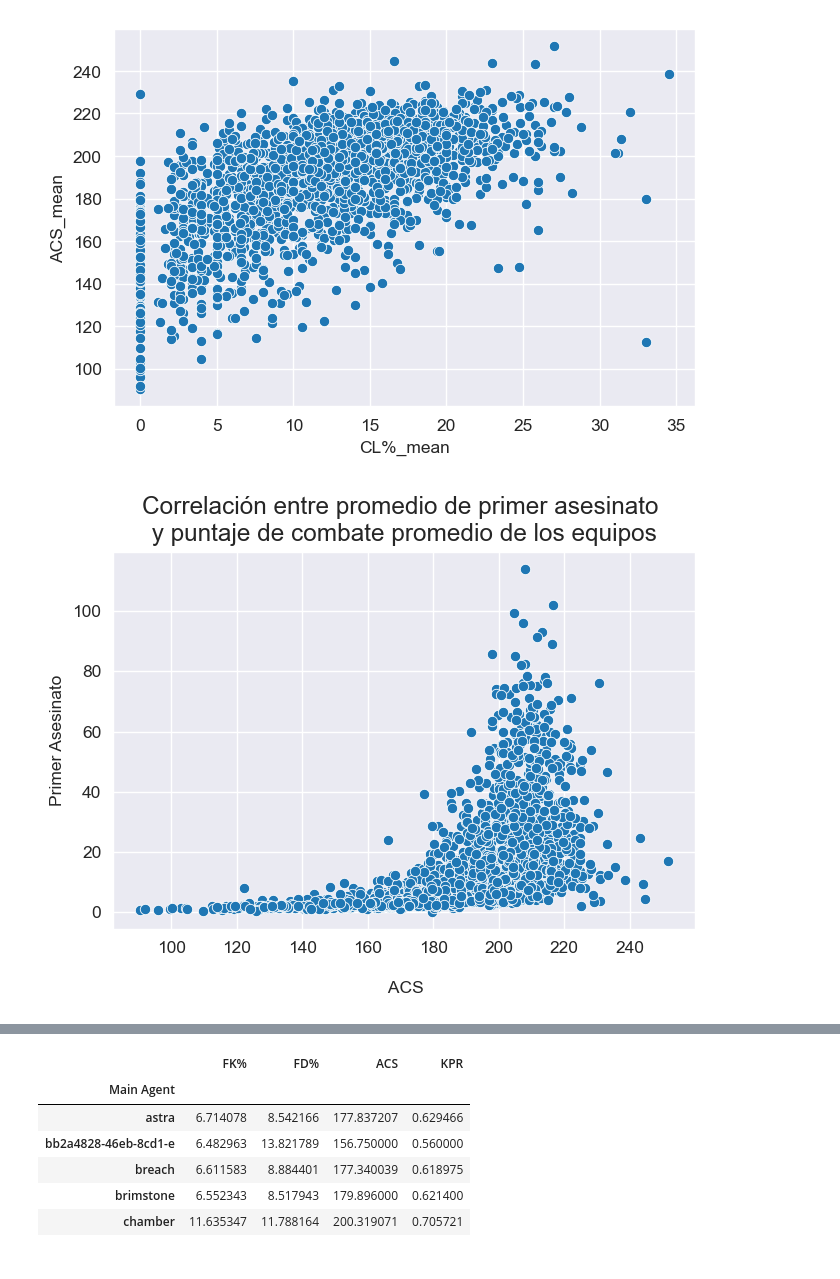
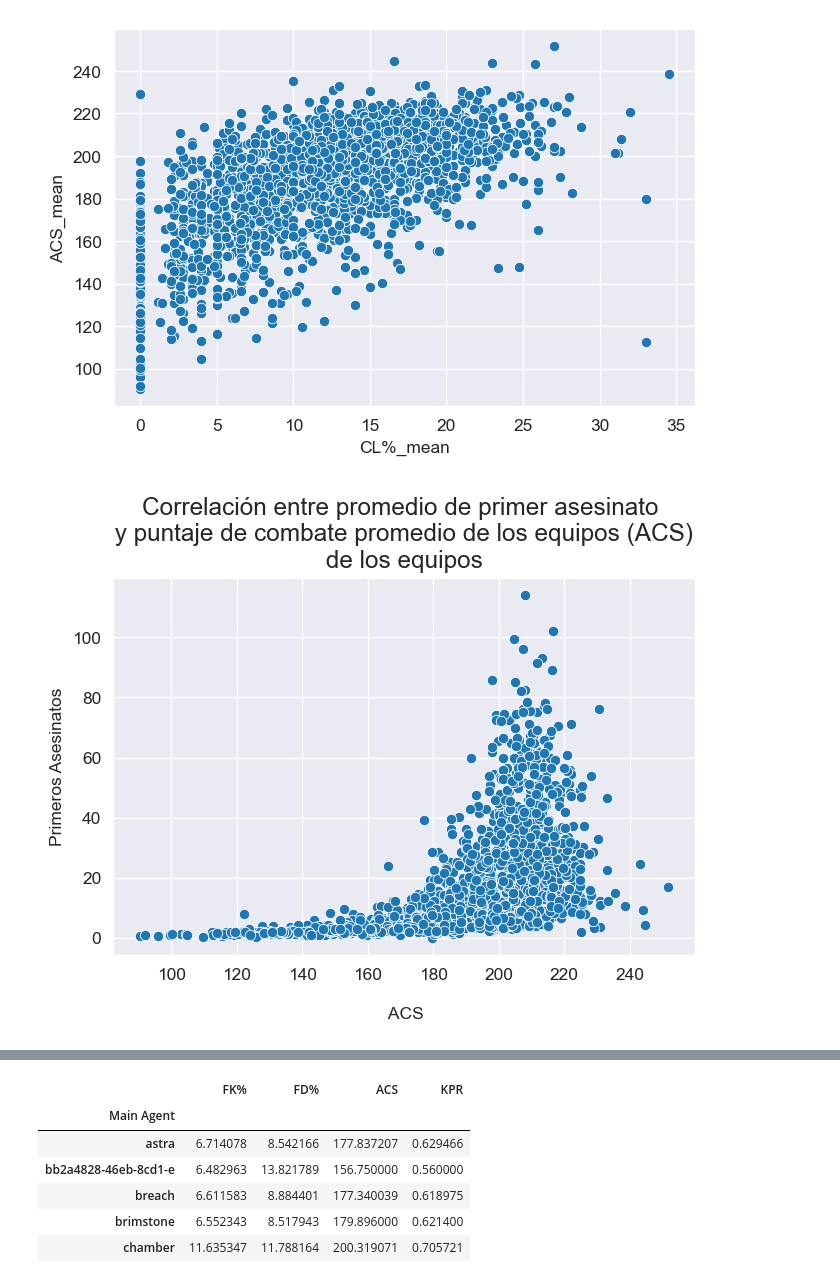
Before and after one commit to SantiagoPlana/Valorant, a Jupyter notebook: Valorant.ipynb, the cells around one changed output, grey strips where cells are left out. Saved outputs shown, nothing was run; the diff lists cells and outputs as text; code cells hidden in the pictures.

```diff
--- a/Valorant.ipynb
+++ b/Valorant.ipynb
@@ -565,15 +557,16 @@ sns.scatterplot(data=grouped, x='CL%_mean', y='ACS_mean')
 # %%
 plt.figure(dpi=125)
 sns.scatterplot(data=grouped, x='ACS_mean', y='FK_mean')
 
-plt.title('Correlación entre promedio de primer asesinato \n y puntaje de combate promedio de los equipos ', fontsize=14)
+plt.title('Correlación entre promedio de primer asesinato \n y puntaje de combate promedio de los equipos (ACS) \n de los equipos ',
+          fontsize=14)
 
 plt.xlabel('\n ACS')
-plt.ylabel('Primer Asesinato')
+plt.ylabel('Primeros Asesinatos')
 
 plt.show()
 # %% [output]
-[figure, old version]
+[figure, new version]
 # %%
 # Primeros asesinatos ponderados por ronda jugadas en todos los torneos
 plt.figure(dpi=125)
```
Also changed, not shown: parts of 13 cells of this notebook.
